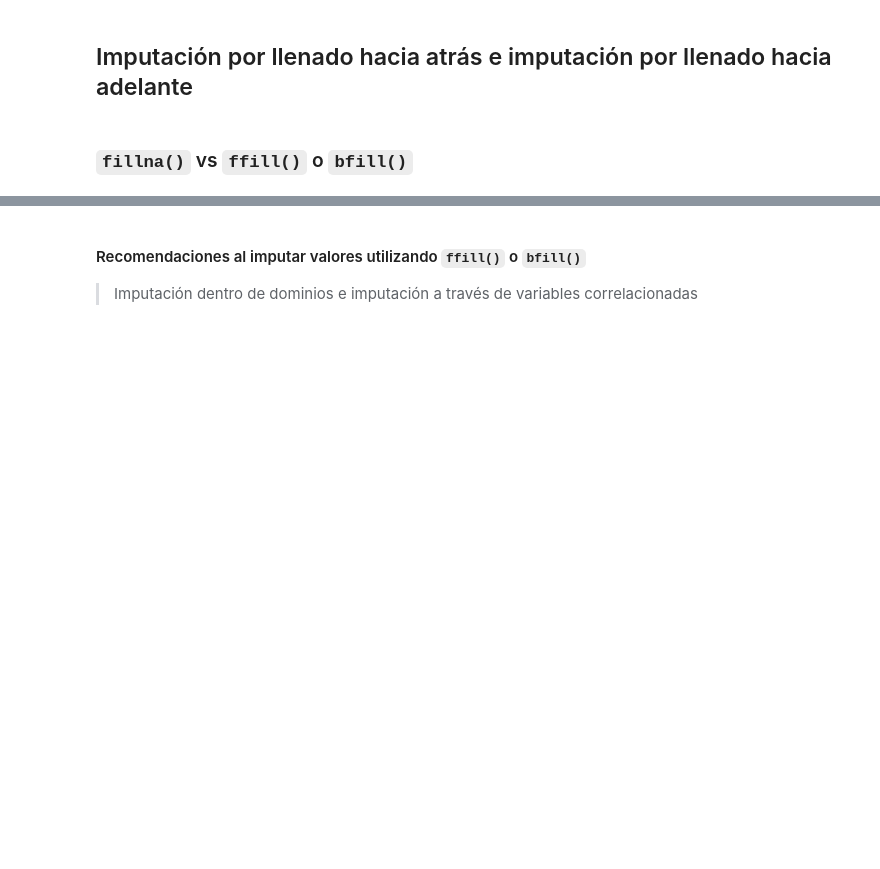
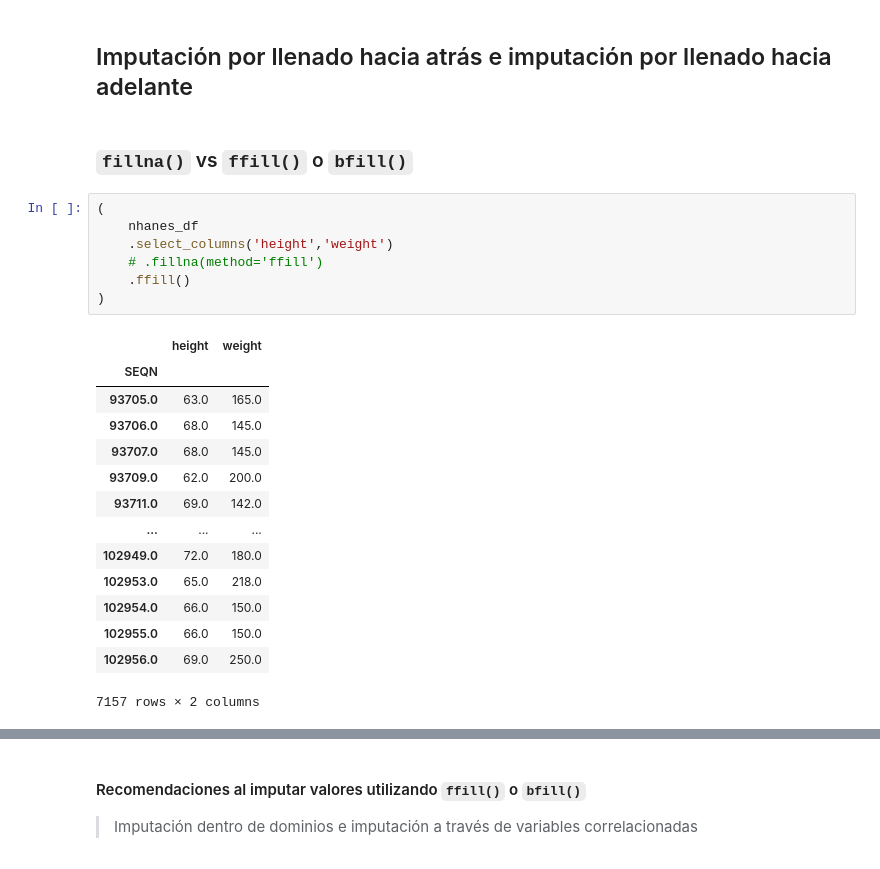
Before and after one commit to Bryan1195/Imputation-Missing-values, a Jupyter notebook: notebooks/live-imputation-missing-values.ipynb, the cells around one changed output, grey strips where cells are left out. Cells and saved outputs as stored; diff of their text form; blank space fills up the shorter version.

```diff
--- a/notebooks/live-imputation-missing-values.ipynb
+++ b/notebooks/live-imputation-missing-values.ipynb
@@ -614,3 +561,25 @@ Text(0.5, 1.0, 'Mode')
 ## Imputación por llenado hacia atrás e imputación por llenado hacia adelante
 # %% [markdown]
 ### `fillna()` vs `ffill()` o `bfill()`
+# %%
+(
+    nhanes_df
+    .select_columns('height','weight')
+    # .fillna(method='ffill')
+    .ffill()
+)
+# %% [output]
+|  | height | weight |
+| SEQN |  |  |
+| 93705.0 | 63.0 | 165.0 |
+| 93706.0 | 68.0 | 145.0 |
+| 93707.0 | 68.0 | 145.0 |
+| 93709.0 | 62.0 | 200.0 |
+| 93711.0 | 69.0 | 142.0 |
+| ... | ... | ... |
+| 102949.0 | 72.0 | 180.0 |
+| 102953.0 | 65.0 | 218.0 |
+| 102954.0 | 66.0 | 150.0 |
+| 102955.0 | 66.0 | 150.0 |
+| 102956.0 | 69.0 | 250.0 |
+7157 rows × 2 columns
```
Also changed, not shown: parts of 4 cells of this notebook.
